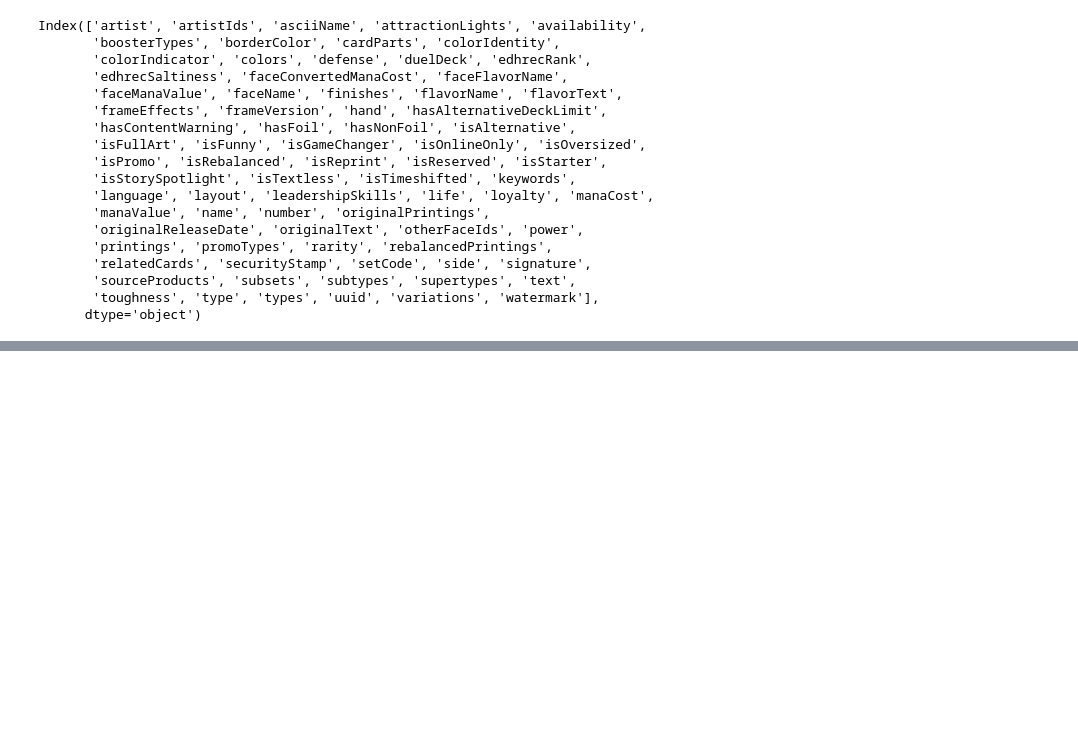
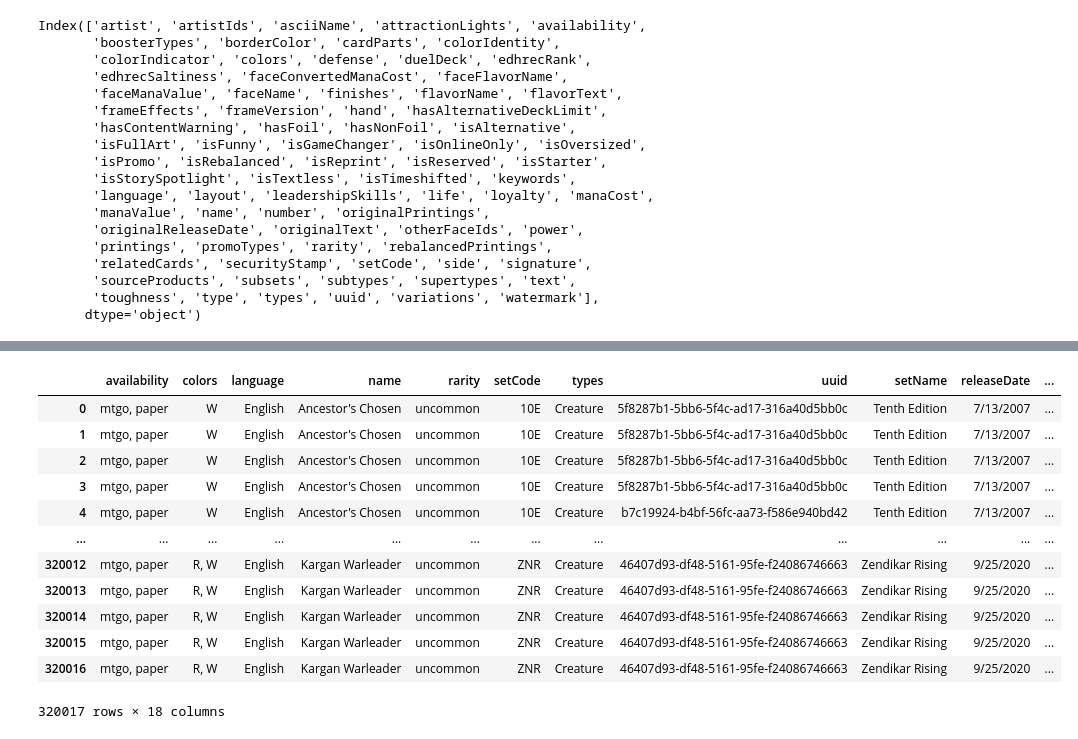
Before and after one commit to CurtisSchneider1/mtgPriceAnalysis, a Jupyter notebook: notebooks/capstone.ipynb, the cells around one changed output, grey strips where cells are left out. Cells and saved outputs as stored; diff of their text form; code cells hidden in the pictures; blank space fills up the shorter version.

```diff
--- a/notebooks/capstone.ipynb
+++ b/notebooks/capstone.ipynb
@@ -122,0 +394,4 @@ df = df.drop(df.columns[3:23], axis=1)
+# %%
+# Now let's bring in the card prices
+prices_df =  pd.read_csv('../data/cardPrices.csv')
+prices_df
@@ -122,0 +423,9 @@ df = df.drop(df.columns[3:23], axis=1)
+# %%
+mtgo = ["mtgo"]
+buylist = ["buylist"]
+cardmarket = ["cardmarket"]
+
+prices_df = prices_df[~prices_df["gameAvailability"].isin(mtgo)]
+prices_df = prices_df[~prices_df["providerListing"].isin(buylist)]
+prices_df = prices_df[~prices_df["priceProvider"].isin(cardmarket)]
+prices_df
@@ -122,0 +446,17 @@ df = df.drop(df.columns[3:23], axis=1)
+# %%
+df3 = pd.merge(df2, prices_df, on = "uuid", how = "inner")
+df3
+# %% [output]
+|  | availability | colors | language | name | rarity | setCode | types | uuid | setName | releaseDate | ... |
+| 0 | mtgo, paper | W | English | Ancestor's Chosen | uncommon | 10E | Creature | 5f8287b1-5bb6-5f4c-ad17-316a40d5bb0c | Tenth Edition | 7/13/2007 | ... |
+| 1 | mtgo, paper | W | English | Ancestor's Chosen | uncommon | 10E | Creature | 5f8287b1-5bb6-5f4c-ad17-316a40d5bb0c | Tenth Edition | 7/13/2007 | ... |
+| 2 | mtgo, paper | W | English | Ancestor's Chosen | uncommon | 10E | Creature | 5f8287b1-5bb6-5f4c-ad17-316a40d5bb0c | Tenth Edition | 7/13/2007 | ... |
+| 3 | mtgo, paper | W | English | Ancestor's Chosen | uncommon | 10E | Creature | 5f8287b1-5bb6-5f4c-ad17-316a40d5bb0c | Tenth Edition | 7/13/2007 | ... |
+| 4 | mtgo, paper | W | English | Ancestor's Chosen | uncommon | 10E | Creature | b7c19924-b4bf-56fc-aa73-f586e940bd42 | Tenth Edition | 7/13/2007 | ... |
+| ... | ... | ... | ... | ... | ... | ... | ... | ... | ... | ... | ... |
+| 320012 | mtgo, paper | R, W | English | Kargan Warleader | uncommon | ZNR | Creature | 46407d93-df48-5161-95fe-f24086746663 | Zendikar Rising | 9/25/2020 | ... |
+| 320013 | mtgo, paper | R, W | English | Kargan Warleader | uncommon | ZNR | Creature | 46407d93-df48-5161-95fe-f24086746663 | Zendikar Rising | 9/25/2020 | ... |
+| 320014 | mtgo, paper | R, W | English | Kargan Warleader | uncommon | ZNR | Creature | 46407d93-df48-5161-95fe-f24086746663 | Zendikar Rising | 9/25/2020 | ... |
+| 320015 | mtgo, paper | R, W | English | Kargan Warleader | uncommon | ZNR | Creature | 46407d93-df48-5161-95fe-f24086746663 | Zendikar Rising | 9/25/2020 | ... |
+| 320016 | mtgo, paper | R, W | English | Kargan Warleader | uncommon | ZNR | Creature | 46407d93-df48-5161-95fe-f24086746663 | Zendikar Rising | 9/25/2020 | ... |
+320017 rows × 18 columns
```
Also changed, not shown: parts of 62 cells of this notebook, 3 other files.
